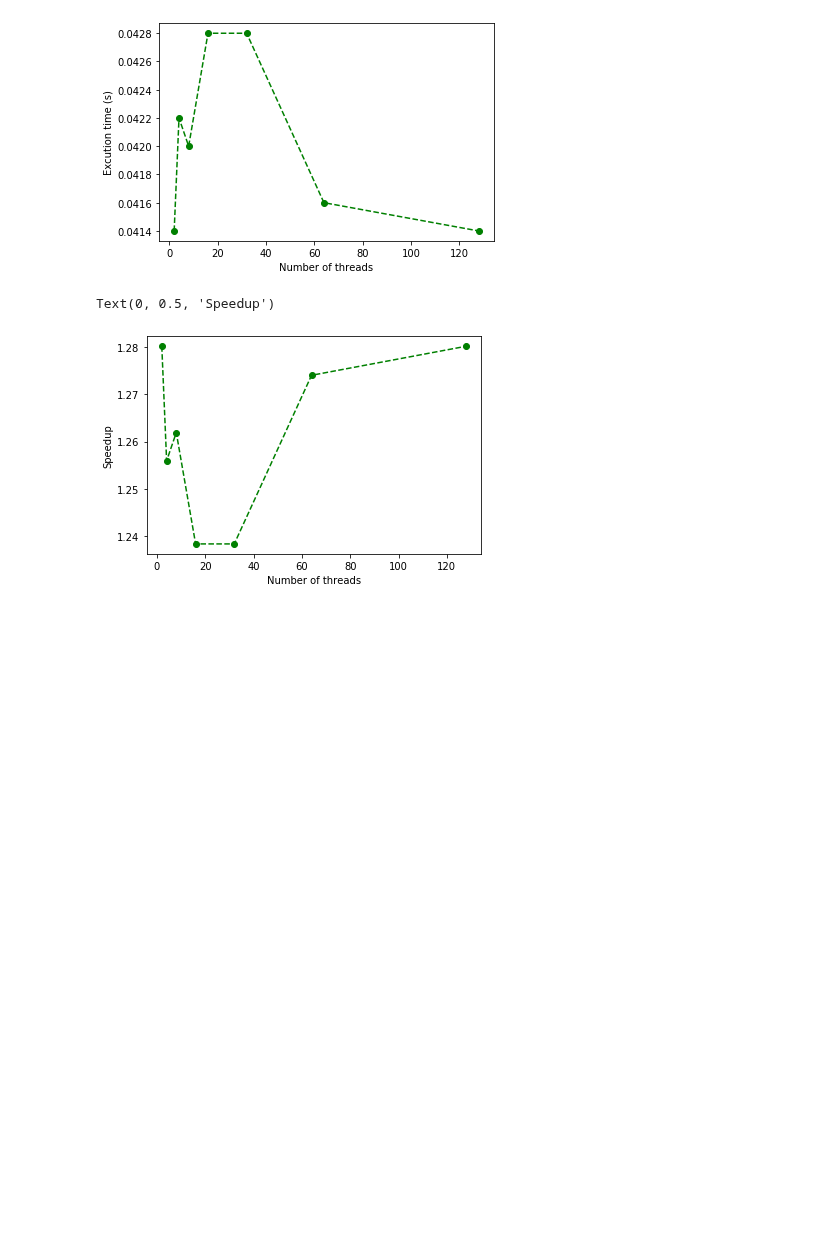
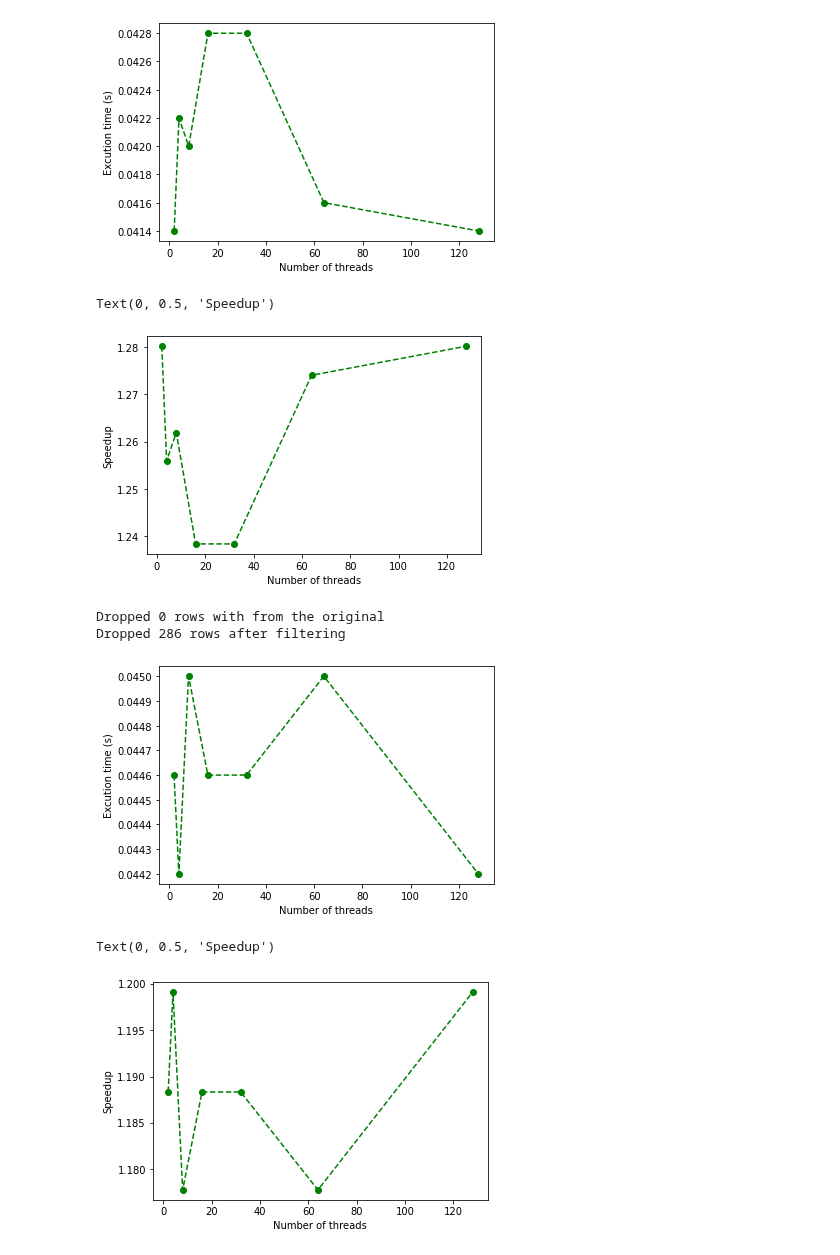
Before and after one commit to mcpeixoto/Parallel-Computing-Project, a Jupyter notebook: graficos3.ipynb, the cells around one changed output. Drawn from its saved outputs; the diff is of its cells as text; code cells hidden in the pictures; blank space fills up the shorter version.

```diff
--- a/graficos3.ipynb
+++ b/graficos3.ipynb
@@ -168,3 +168,21 @@ Dropped 287 rows after filtering
 [figure]
 Text(0, 0.5, 'Speedup')
 [figure]
+# %%
+# codigo que esta la mas sem comment no quick 2
+df = get_df("parallel_quick_sort_3.csv")
+
+plt.plot(df.threads,df.execution_time,'--go')
+plt.xlabel('Number of threads')
+plt.ylabel('Excution time (s)')
+plt.show()
+tempo_seq =5.30E-02
+plt.plot(df.threads,tempo_seq/df.execution_time,'--go')
+plt.xlabel('Number of threads')
+plt.ylabel('Speedup')
+# %% [output]
+Dropped 0 rows with from the original
+Dropped 286 rows after filtering
+[figure, added]
+Text(0, 0.5, 'Speedup')
+[figure, added]
```
Also changed, not shown: 1 other file.
